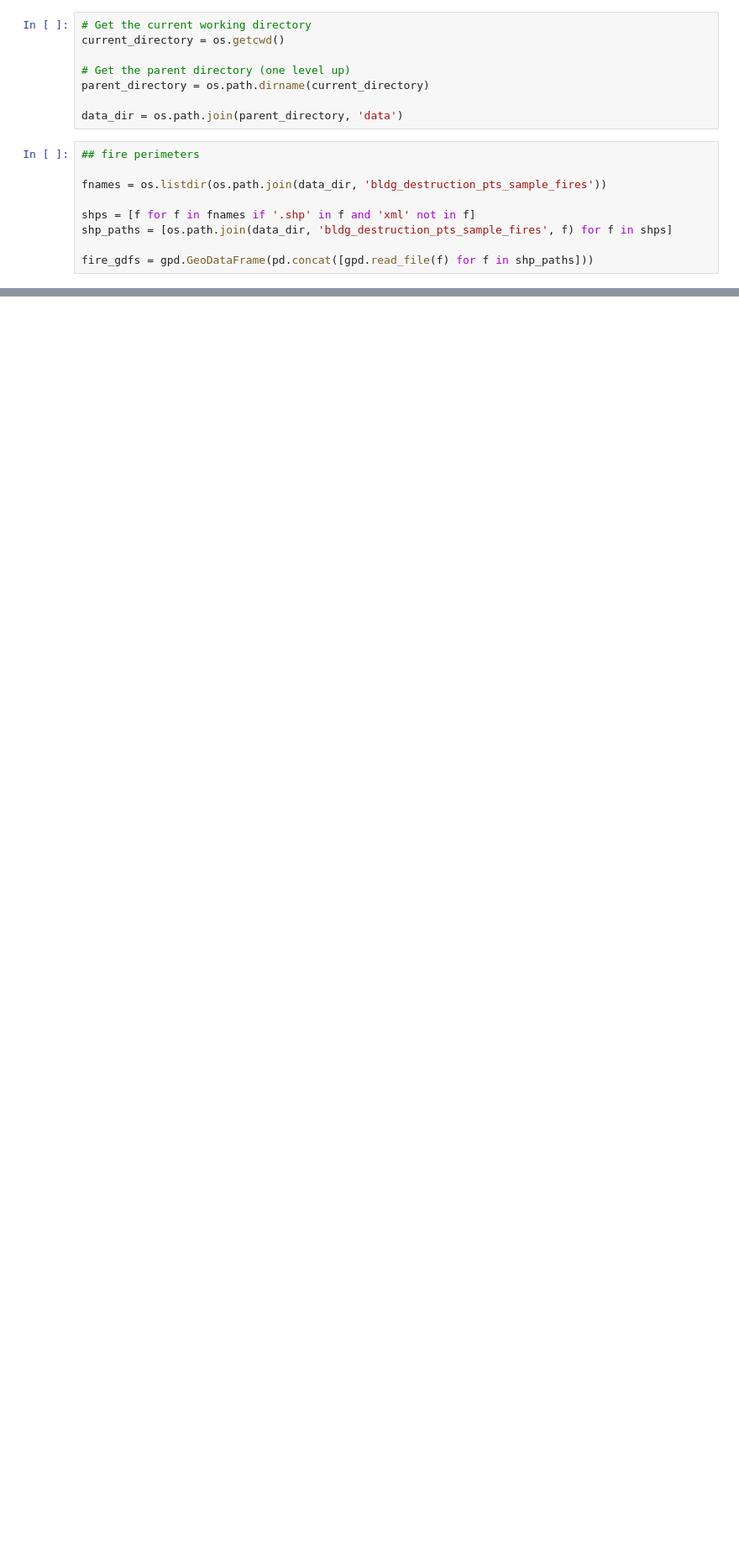
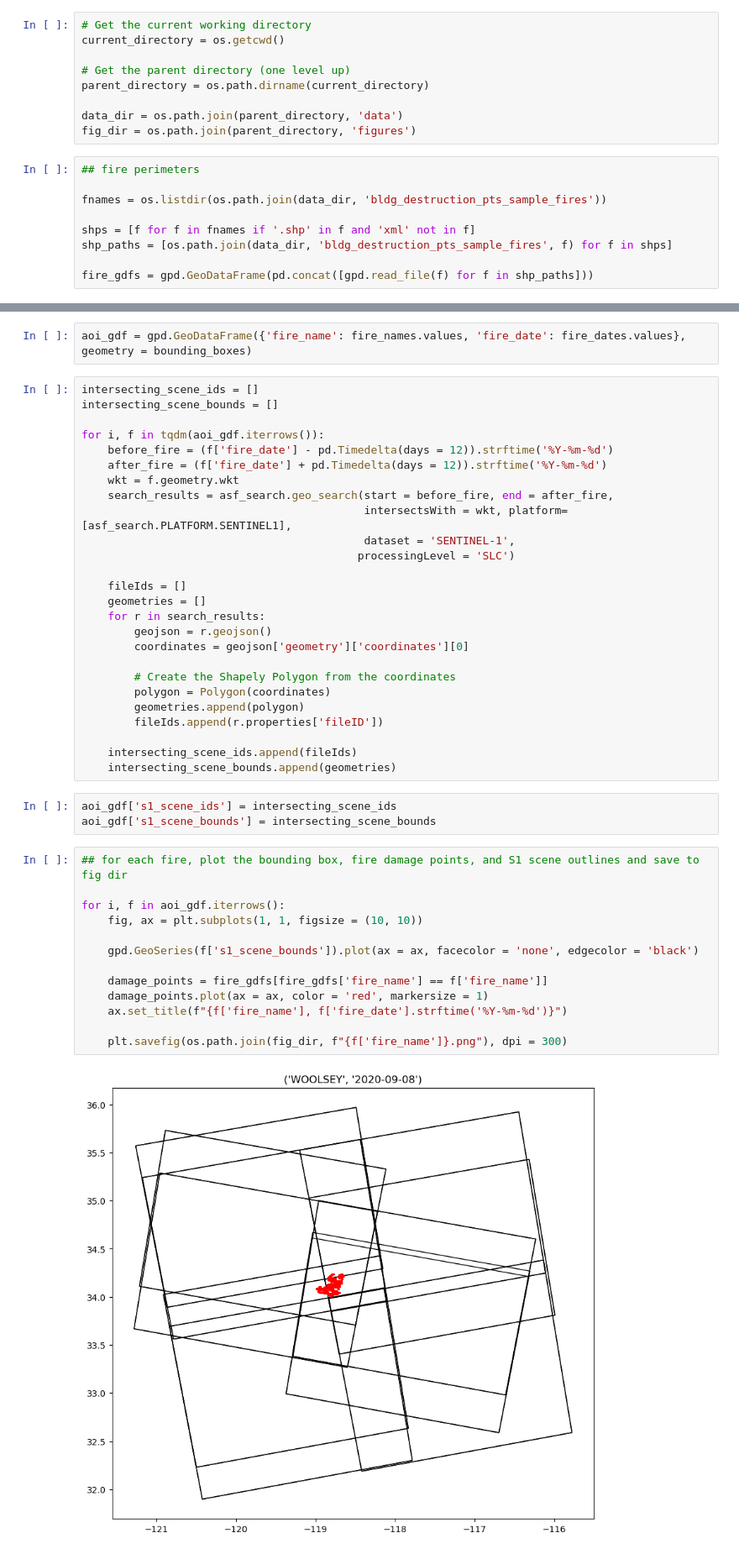
Before and after one commit to porefluid/code, a Jupyter notebook: 00_s1_data_at_fire_perimeters.ipynb, the cells around one changed output, grey strips where cells are left out. Shown: that part at 84% size. Drawn from its saved outputs; the diff is of its cells as text; blank space fills up the shorter version.

```diff
--- a/00_s1_data_at_fire_perimeters.ipynb
+++ b/00_s1_data_at_fire_perimeters.ipynb
@@ -13,6 +20,7 @@ current_directory = os.getcwd()
 parent_directory = os.path.dirname(current_directory)
 
 data_dir = os.path.join(parent_directory, 'data')
+fig_dir = os.path.join(parent_directory, 'figures')
 # %%
 ## fire perimeters
 
@@ -40,0 +62,46 @@ Datum: World Geodetic System 1984
+# %%
+aoi_gdf = gpd.GeoDataFrame({'fire_name': fire_names.values, 'fire_date': fire_dates.values}, geometry = bounding_boxes)
+# %%
+intersecting_scene_ids = []
+intersecting_scene_bounds = []
+
+for i, f in tqdm(aoi_gdf.iterrows()):
+    before_fire = (f['fire_date'] - pd.Timedelta(days = 12)).strftime('%Y-%m-%d')
+    after_fire = (f['fire_date'] + pd.Timedelta(days = 12)).strftime('%Y-%m-%d')
+    wkt = f.geometry.wkt
+    search_results = asf_search.geo_search(start = before_fire, end = after_fire,
+                                           intersectsWith = wkt, platform=[asf_search.PLATFORM.SENTINEL1],
+                                           dataset = 'SENTINEL-1',
+                                          processingLevel = 'SLC')
+
+    fileIds = []
+    geometries = []
+    for r in search_results:
+        geojson = r.geojson()
+        coordinates = geojson['geometry']['coordinates'][0]
+
+        # Create the Shapely Polygon from the coordinates
+        polygon = Polygon(coordinates)
+        geometries.append(polygon)
+        fileIds.append(r.properties['fileID'])
+
+    intersecting_scene_ids.append(fileIds)
+    intersecting_scene_bounds.append(geometries)
+# %%
+aoi_gdf['s1_scene_ids'] = intersecting_scene_ids
+aoi_gdf['s1_scene_bounds'] = intersecting_scene_bounds
+# %%
+## for each fire, plot the bounding box, fire damage points, and S1 scene outlines and save to fig dir
+
+for i, f in aoi_gdf.iterrows():
+    fig, ax = plt.subplots(1, 1, figsize = (10, 10))
+
+    gpd.GeoSeries(f['s1_scene_bounds']).plot(ax = ax, facecolor = 'none', edgecolor = 'black')
+
+    damage_points = fire_gdfs[fire_gdfs['fire_name'] == f['fire_name']]
+    damage_points.plot(ax = ax, color = 'red', markersize = 1)
+    ax.set_title(f"{f['fire_name'], f['fire_date'].strftime('%Y-%m-%d')}")
+
+    plt.savefig(os.path.join(fig_dir, f"{f['fire_name']}.png"), dpi = 300)
+# %% [output]
+[figure, added]
```
Also changed, not shown: parts of 8 cells of this notebook.
